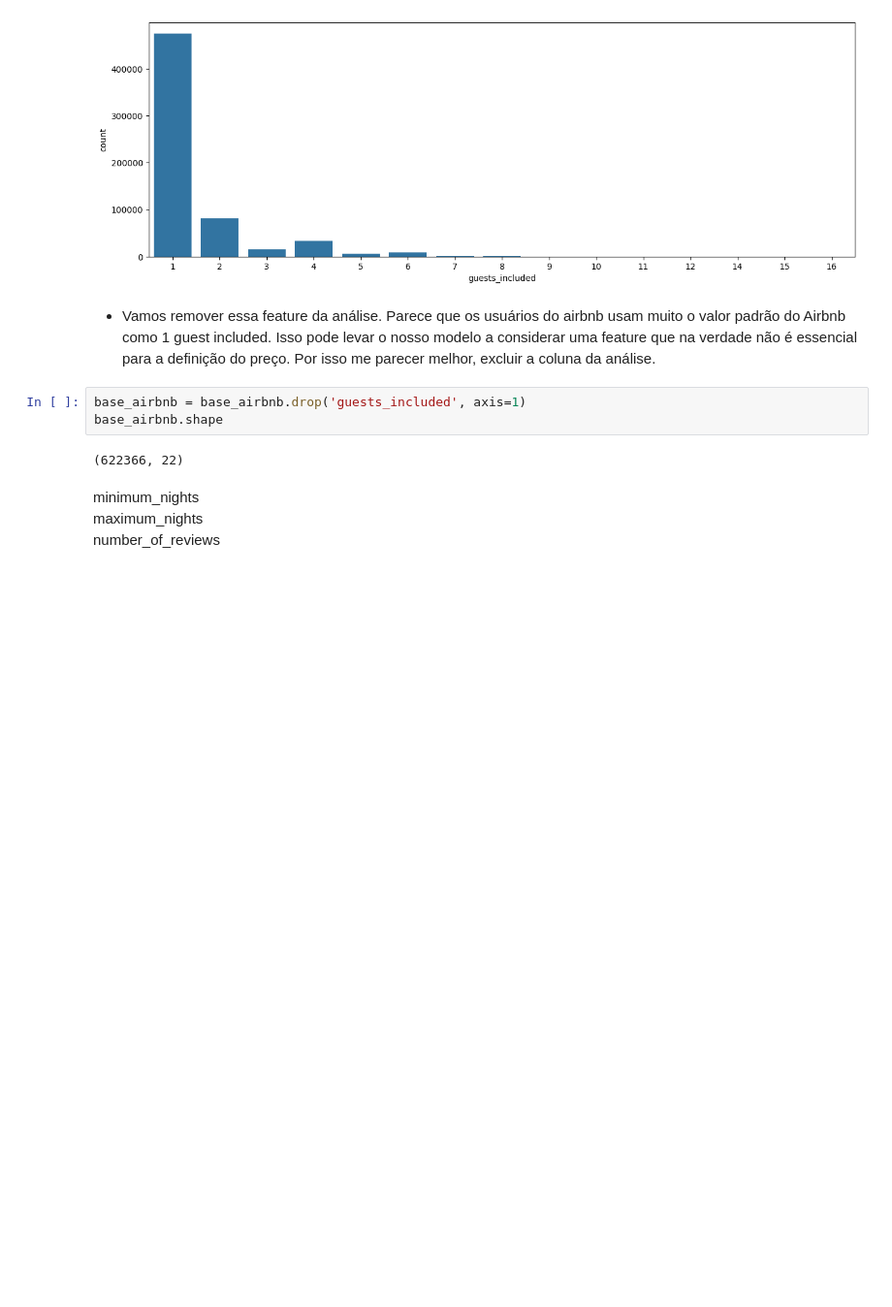
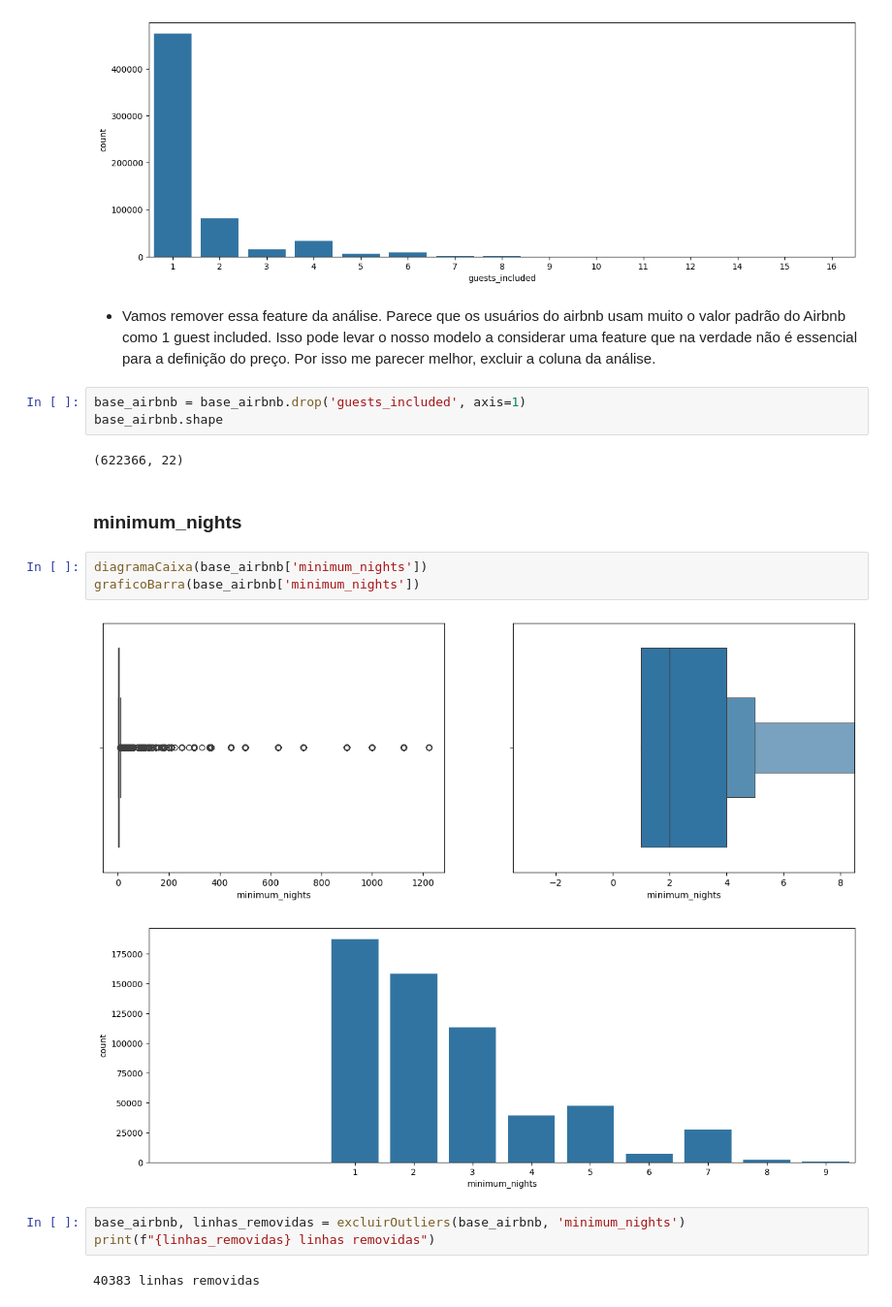
Before and after one commit to guilhermeluizcosta/Projeto-CienciaDeDados, a Jupyter notebook: Projeto.ipynb, the cells around one changed output. Shown: that part at 97% size. Saved outputs shown, nothing was run; the diff lists cells and outputs as text; blank space fills up the shorter version.

Commit message:
Analisando colunas minimum_nights e maximum_nights

```diff
--- a/Projeto.ipynb
+++ b/Projeto.ipynb
@@ -373,7 +373,16 @@ base_airbnb = base_airbnb.drop('guests_included', axis=1)
 base_airbnb.shape
 # %% [output]
 (622366, 22)
-# %% [markdown]
-minimum_nights
-maximum_nights
-number_of_reviews
+# %% [markdown]
+### minimum_nights
+# %%
+diagramaCaixa(base_airbnb['minimum_nights'])
+graficoBarra(base_airbnb['minimum_nights'])
+# %% [output]
+[figure, added]
+[figure, added]
+# %%
+base_airbnb, linhas_removidas = excluirOutliers(base_airbnb, 'minimum_nights')
+print(f"{linhas_removidas} linhas removidas")
+# %% [output]
+40383 linhas removidas
```
Also changed, not shown: parts of 4 cells of this notebook.
